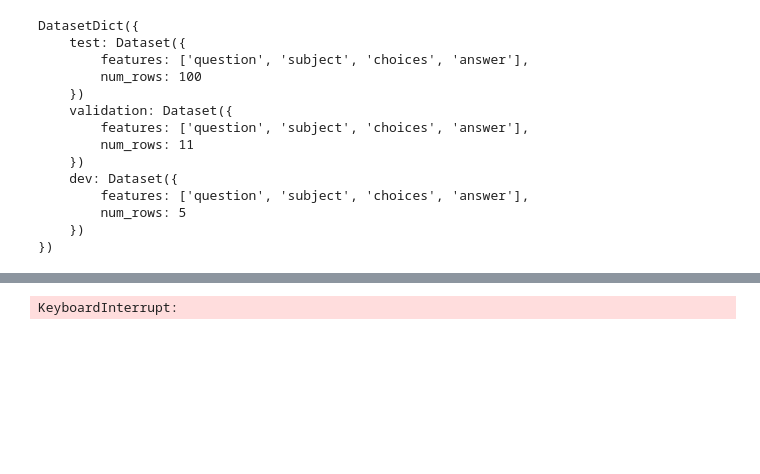
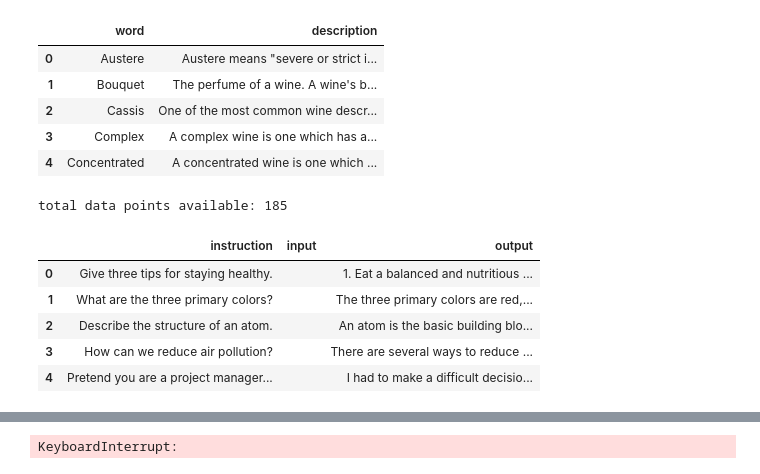
Before and after one commit to bpratham2001/Servilia, a Jupyter notebook: notebooks/fine_tune_v1.ipynb, the cells around one changed output, grey strips where cells are left out. Drawn from its saved outputs; the diff is of its cells as text; code cells hidden in the pictures; blank space fills up the shorter version.

```diff
--- a/notebooks/fine_tune_v1.ipynb
+++ b/notebooks/fine_tune_v1.ipynb
@@ -40,4 +60,5 @@ for i in range(len(cats)):
 # %%
+import pandas as pd
 file =('wine-tastings-guide.txt')
 df1 = pd.read_csv(file, sep = ' - ')
 file =('grapes.txt')
@@ -45,45 +66,64 @@ df2 = pd.read_csv(file, sep = ' - ')
 file =('FR-IT.txt')
 df3 = pd.read_csv(file, sep = ' - ')
 file =('wine-enthusiast.txt') # Questions already framed
-df3 = pd.read_csv(file, sep = ' - ')
-
-print("total data points available: " + str(df1.shape[0]+df2.shape[0]+df3.shape[0]))
+df4 = pd.read_csv(file, sep = ' - ')
+file =('essence-of-wine.txt') # Questions already framed
+df5 = pd.read_csv(file, sep = ' - ')
+df1.head()
 # %% [output]
-DatasetDict({
-    test: Dataset({
-        features: ['question', 'subject', 'choices', 'answer'],
-        num_rows: 100
-    })
-    validation: Dataset({
-        features: ['question', 'subject', 'choices', 'answer'],
-        num_rows: 11
-    })
-    dev: Dataset({
-        features: ['question', 'subject', 'choices', 'answer'],
-        num_rows: 5
-    })
-})
+|  | word | description |
+| 0 | Austere | Austere means "severe or strict i... |
+| 1 | Bouquet | The perfume of a wine. A wine's b... |
+| 2 | Cassis | One of the most common wine descr... |
+| 3 | Complex | A complex wine is one which has a... |
+| 4 | Concentrated | A concentrated wine is one which ... |
+# %%
+print("total data points available: " + str(df1.shape[0]+df2.shape[0]+df3.shape[0]+df4.shape[0]+df5.shape[0]))
+# %% [output]
+total data points available: 185
 # %%
 #target format
 # how to train on df? yahma/alpaca-cleaned
 sample = pd.read_json("hf://datasets/yahma/alpaca-cleaned/alpaca_data_cleaned.json")
 from random import randint as r
 # prompts
-FR-IT = ["Tell me more about", "Describe", "I would like to know more about", "I want to know more about",
+imp = ["Tell me more about", "Describe", "I would like to know more about", "I want to know more about",
        "Tell me what", "Explain", "Elaborate", "Enlighten me on", "Educate me on", "Recommend me ", "Give me a recommendation regarding "]
 tastes = ["Tell me more about wines that are", "Describe to me wines that feel", "I would like to know more about wines considered", "I want to know more about wines that are",
-       "Tell me the meaning of", "Explain", "Elaborate on wines that feel", "Enlighten me on wines that feel", "Educate me on", "I don't understand wines that are", "Give me a recommendation regarding wines that taste"]
+       "Tell me the meaning of", "Explain", "Elaborate on wines that feel", "Enlighten me on wines that feel", "Educate me on", "I don't understand wines that are", "What does it mean when a wine is"]
+what_singular = ["What is", "What's"]
+what_plural = ["What are"]
+how_singular = ["How does", "How is", "How can", "How come"]
+how_plural = ["How do", "How are", "How can", "How come"]
+where_singular = ["Where is", "What is the location of", "Where can I find", "How do I come across"]
+where_plural = ["Where are", "What are the locations of"]
+why_singular = ["Why does", "Why is", "Why would"]
+why_plural = ["Why do", "Why are"]
+pref = ["I like", "I prefer", "I enjoy", "I love", "I don't mind"]
+rank = ["over", "instead of", "less than", "more than", "not as much as", "as much as",
+        "almost as much as", "almost as little as", "as little as"]
+npref = ["I hate", "I detest", "I can't stand", "I'm wary of", "I don't like"]
+point = ["this", "that", "it"]
+connect = ["and", "with", "also", "but", "to", "cum"]
 
 # function to construct question/answers from blogs/articles
-def construct_full(imp, row, rng):
+def construct_full(prompt_set, row, rng):
   if rng == 0:
-    instruction = str(imp[r(0, 10)] + " " +row['word']+".")
+    instruction = str(prompt_set[r(0, 10)] + " " +row['word']+".")
   elif rng == 1:
-    instruction = str(what_singular[r(0, 1)] + " " +row['word']+"?")
+    instruction = str(what_singular[r(0, 1)] + " " +row['word']+" in wine terminology?")
+  elif rng == 2:
+    instruction = str(how_singular[r(0, 3)] + " a wine be " +row['word']+"?")
   else:
-    instruction = str(pref[r(0, 4)] + " " +row['word']+".")
+    instruction = str(how_singular[r(0, 3)] + " wines feel " +row['word']+"?")
   output = row['description']
-  return instruction, output
+  return [instruction, output]
 
-df0 = pd.DataFrame(columns=['instruction', 'input', 'output'])
 sample.head()
+# %% [output]
+|  | instruction | input | output |
+| 0 | Give three tips for staying healthy. |  | 1. Eat a balanced and nutritious ... |
+| 1 | What are the three primary colors? |  | The three primary colors are red,... |
+| 2 | Describe the structure of an atom. |  | An atom is the basic building blo... |
+| 3 | How can we reduce air pollution? |  | There are several ways to reduce ... |
+| 4 | Pretend you are a project manager... |  | I had to make a difficult decisio... |
```
Also changed, not shown: parts of 3 cells of this notebook.
